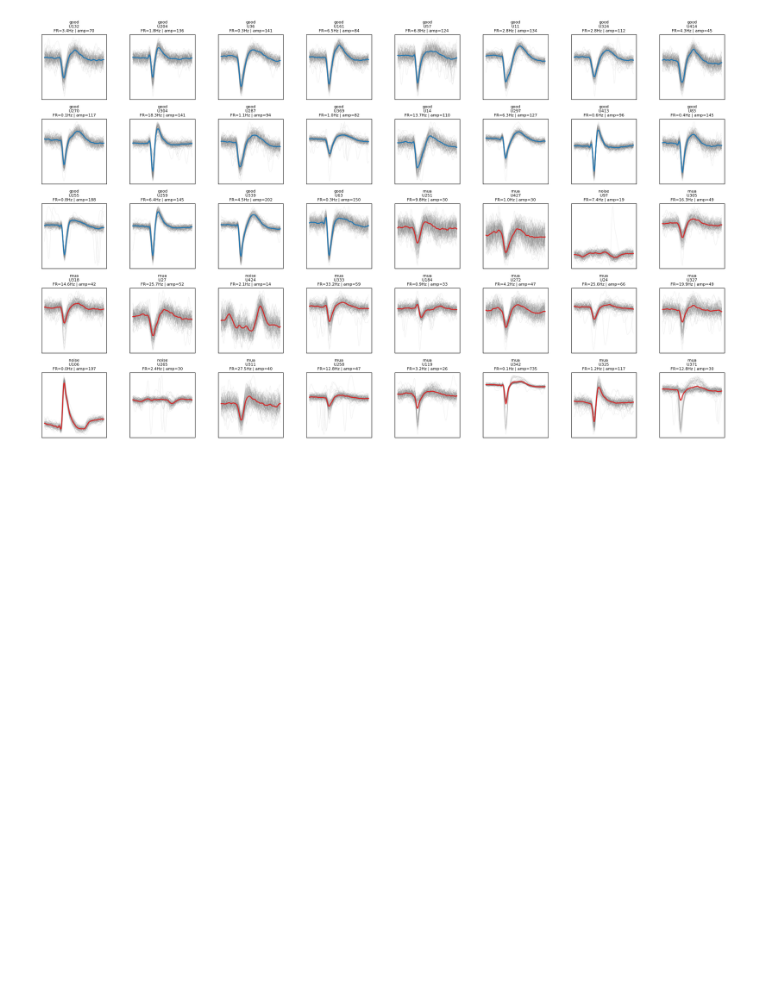
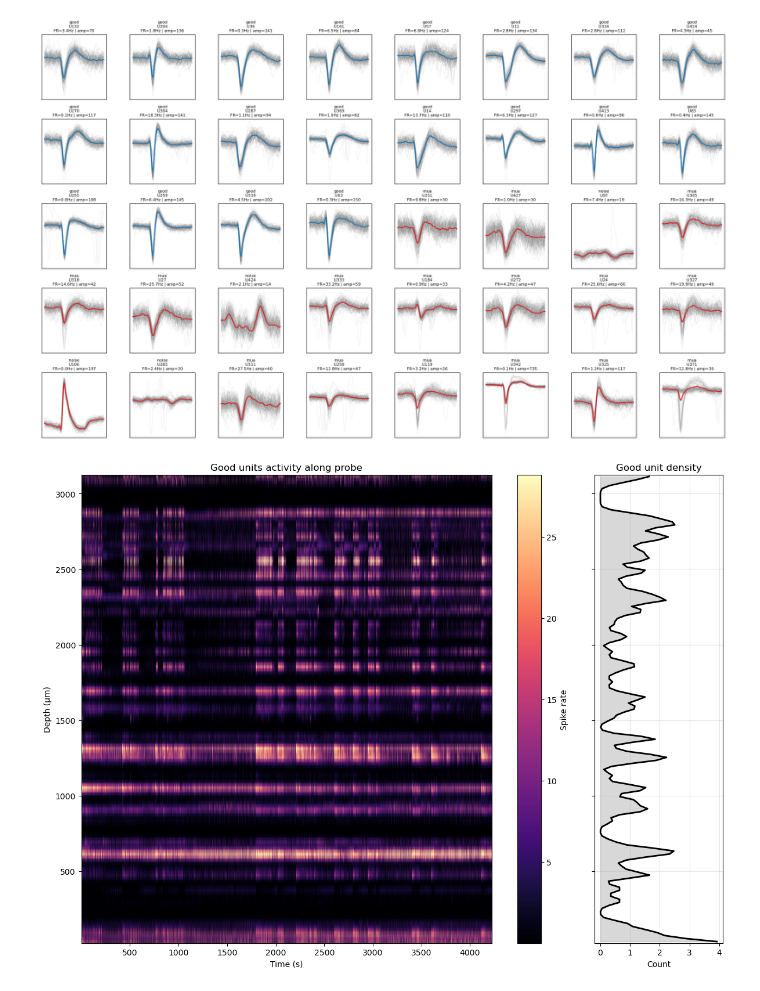
Before and after one commit to fanny-projects-INT/ephys, a Jupyter notebook: vizu.ipynb, the cells around one changed output. Drawn from its saved outputs; the diff is of its cells as text; code cells hidden in the pictures; blank space fills up the shorter version.

```diff
--- a/vizu.ipynb
+++ b/vizu.ipynb
@@ -89,3 +89,48 @@ plt.tight_layout()
 plt.show()
 # %% [output]
 [figure]
+# %%
+# === NORMALISATION PLUS STABLE ===
+vmin = np.percentile(heatmap, 10)
+vmax = np.percentile(heatmap, 99)
+
+# évite cas bizarre
+if vmax <= vmin:
+    vmax = vmin + 1e-3
+
+# === PLOT ===
+fig, (ax0, ax1) = plt.subplots(
+    1, 2,
+    figsize=(12, 9),
+    gridspec_kw={"width_ratios": [4, 1]},
+    sharey=True
+)
+
+im = ax0.imshow(
+    heatmap,
+    aspect="auto",
+    origin="lower",
+    extent=[time_bins[0], time_bins[-1], depth_bins[0], depth_bins[-1]],
+    cmap="magma",   # 🔥 plus doux que inferno
+    vmin=vmin,
+    vmax=vmax
+)
+
+ax0.set_title("Good units activity along probe")
+ax0.set_xlabel("Time (s)")
+ax0.set_ylabel("Depth (µm)")
+
+cbar = plt.colorbar(im, ax=ax0)
+cbar.set_label("Spike rate")
+
+# === DENSITY ===
+ax1.plot(unit_density_smooth, depth_centers, linewidth=2, color="black")
+ax1.fill_betweenx(depth_centers, 0, unit_density_smooth, alpha=0.3, color="gray")
+ax1.set_title("Good unit density")
+ax1.set_xlabel("Count")
+ax1.grid(alpha=0.3)
+
+plt.tight_layout()
+plt.show()
+# %% [output]
+[figure, added]
```
Also changed, not shown: 4 other files.
